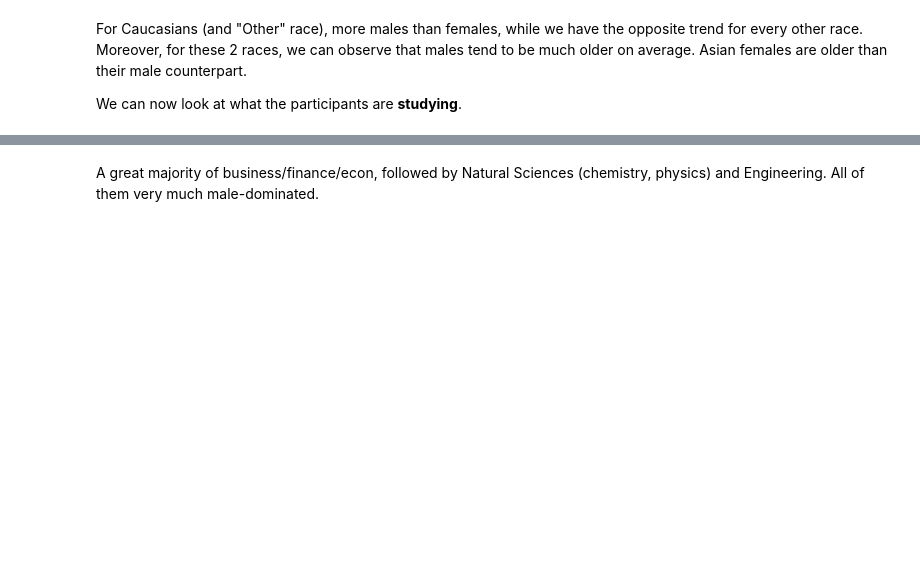
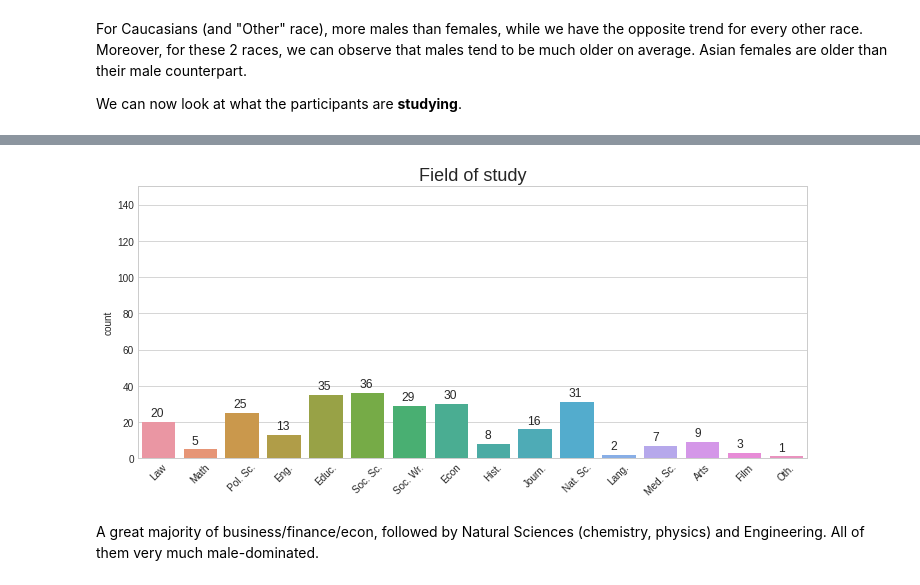
Before and after one commit to villafue/Python_Data_Visualization_Notes, a Jupyter notebook: Data Storytelling/Craft Story Dataset/Reference Notebooks/the-data-science-book-of-love.ipynb, the cells around one changed output, grey strips where cells are left out. Saved outputs shown, nothing was run; the diff lists cells and outputs as text; code cells hidden in the pictures; blank space fills up the shorter version.

```diff
--- a/Data Storytelling/Craft Story Dataset/Reference Notebooks/the-data-science-book-of-love.ipynb
+++ b/Data Storytelling/Craft Story Dataset/Reference Notebooks/the-data-science-book-of-love.ipynb
@@ -60,3 +101,3 @@ In other words, if I am White and I participate to a wave with 10 participants o
 # %%
-df = df_full[['iid', 'wave'] + personal + evaluation + outcome].drop_duplicates().copy()
-df.head()
+df = df_full[['iid', 'wave'] + personal + evaluation + outcome + decision].drop_duplicates().copy()
+df.head(25)
@@ -116,0 +221,5 @@ Mostly Caucasian participants, then Asian. It could either be a cultural thing o
+# %%
+df_fem = df[df['gender'] == 'Female']
+df_fem['race'] = df_fem.race.map({1: 'Black', 2: 'White', 3: 'Hispanic',
+                          4: 'Asian', 6: 'Other'}).fillna(df_fem.race)
+df.race.value_counts(dropna=False)
@@ -116,0 +239,4 @@ Mostly Caucasian participants, then Asian. It could either be a cultural thing o
+# %%
+df_fem['race'] = df_fem.race.map({1: 'Black', 2: 'White', 3: 'Hispanic',
+                          4: 'Asian', 6: 'Other'}).fillna(df_fem.race)
+df_fem.race.value_counts(dropna=False)
@@ -201,0 +402,6 @@ df.field_cd.value_counts(dropna=False)
+# %%
+df_fem['field_cd'] = df_fem.field_cd.map({1: 'Law', 2: 'Math', 3: 'Soc. Sc.', 4: 'Med. Sc.',
+                                 5: 'Eng.', 6: 'Journ.', 7: 'Hist.', 8: 'Econ', 9: 'Educ.',
+                                 10: 'Nat. Sc.', 11: 'Soc. Wr.', 12: 'Und.', 13: 'Pol. Sc.',
+                                 14: 'Film', 15: 'Arts', 16:'Lang.', 17: 'Arch.', 18: 'Oth.'}).fillna(df_fem.field_cd)
+df_fem.field_cd.value_counts(dropna=False)
@@ -202,16 +452,18 @@ df.field_cd.value_counts(dropna=False)
 # %%
 plt.figure(figsize = (12,5))
-ax = sns.countplot(x="field_cd", data=df)
+ax = sns.countplot(x="field_cd", data=df_fem)
 plt.title('Field of study', fontsize=18)
 
 ax.set_xticklabels(ax.get_xticklabels(),rotation=45)
 
 plt.ylim(0, 150)
 plt.xlabel('')
 
 for i in ax.patches:
     ax.text(i.get_x()+.2, i.get_height()+3, \
             str(round((i.get_height()), 1)), fontsize=12)
+# %% [output]
+[figure, added]
 # %% [markdown]
 A great majority of business/finance/econ, followed by Natural Sciences (chemistry, physics) and Engineering. All of them very much male-dominated.
 # %%
```
Also changed, not shown: parts of 104 cells of this notebook.
